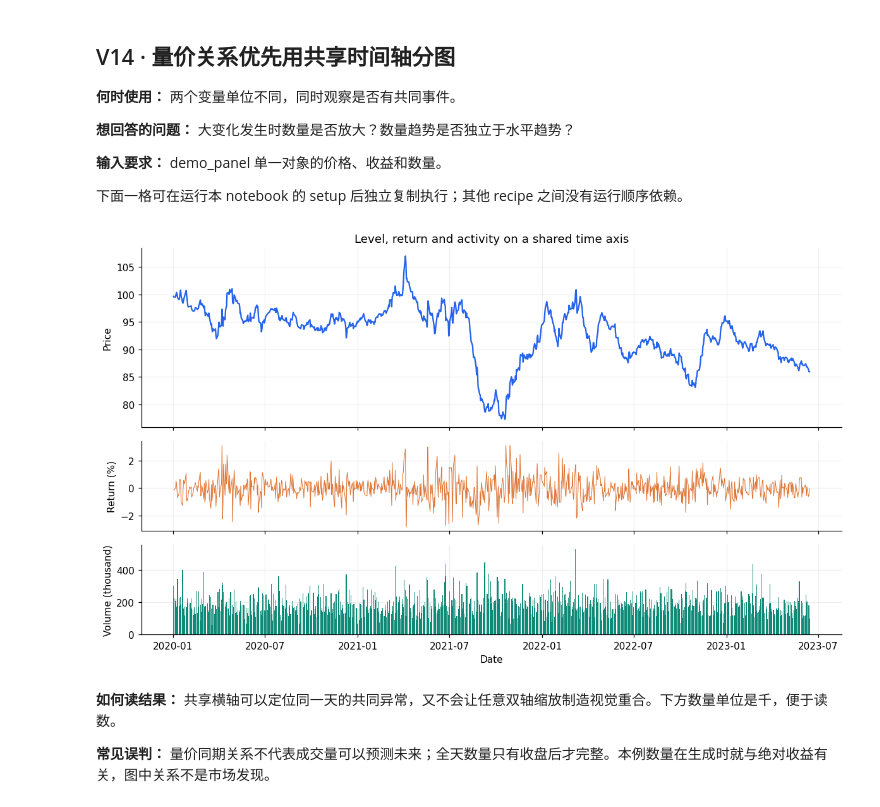
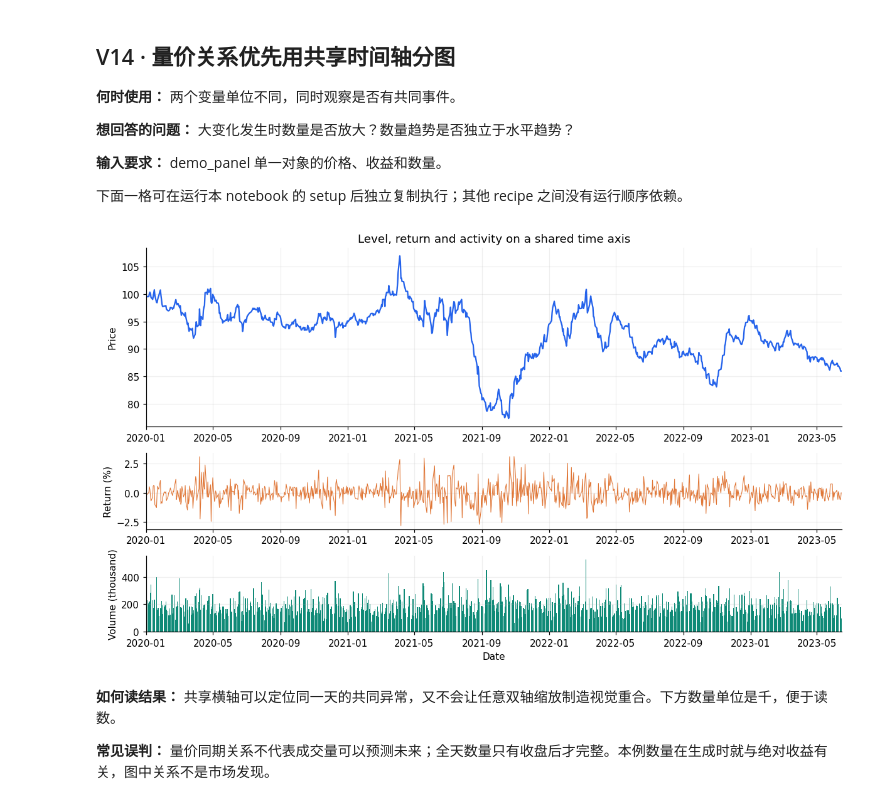
Before and after one commit to EnkiDoctor/timeseries-research-notebooks, a Jupyter notebook: notebooks/02_time_series_processing_visualization.ipynb, the cells around one changed output. Cells and saved outputs as stored; diff of their text form; code cells hidden in the pictures.

```diff
--- a/notebooks/02_time_series_processing_visualization.ipynb
+++ b/notebooks/02_time_series_processing_visualization.ipynb
@@ -1258,17 +1321,29 @@ display(counts.rename_axis("valid_daily_return_count"))
 下面一格可在运行本 notebook 的 setup 后独立复制执行；其他 recipe 之间没有运行顺序依赖。
 # %%
 v14 = demo_panel.loc[demo_panel["asset"].eq("Alpha")].set_index("date")
-fig, axes = plt.subplots(3, 1, figsize=(11, 6.5), sharex=True, gridspec_kw={"height_ratios": [2, 1, 1]})
-axes[0].plot(v14.index, v14["price"], color=COLORS[0])
-axes[0].set(title="Level, return and activity on a shared time axis", ylabel="Price")
-axes[1].plot(v14.index, v14["ret"] * 100, color=COLORS[1], linewidth=0.7)
-axes[1].set(ylabel="Return (%)")
-axes[2].bar(v14.index, v14["volume"] / 1000, color=COLORS[2], width=1.5)
-axes[2].set(ylabel="Volume (thousand)", xlabel="Date")
-fig.tight_layout()
+# 两端留出柱子宽度，三个子图仍使用相同时间范围。
+time_limits = (v14.index.min() - pd.Timedelta(days=1),
+               v14.index.max() + pd.Timedelta(days=1))
+plt.figure(figsize=(11, 6.5))
+# 4 行网格中，上图占 2 行，其余各占 1 行。
+plt.subplot2grid((4, 1), (0, 0), rowspan=2)
+plt.plot(v14.index, v14["price"], color=COLORS[0])
+plt.title("Level, return and activity on a shared time axis")
+plt.ylabel("Price")
+plt.xlim(*time_limits)
+plt.subplot2grid((4, 1), (2, 0))
+plt.plot(v14.index, v14["ret"] * 100, color=COLORS[1], linewidth=0.7)
+plt.ylabel("Return (%)")
+plt.xlim(*time_limits)
+plt.subplot2grid((4, 1), (3, 0))
+plt.bar(v14.index, v14["volume"] / 1000, color=COLORS[2], width=1.5)
+plt.ylabel("Volume (thousand)")
+plt.xlabel("Date")
+plt.xlim(*time_limits)
+plt.tight_layout()
 plt.show()
 # %% [output]
-[figure, old version]
+[figure, new version]
 # %% [markdown]
 **如何读结果：** 共享横轴可以定位同一天的共同异常，又不会让任意双轴缩放制造视觉重合。下方数量单位是千，便于读数。
 
```
Also changed, not shown: parts of 18 cells of this notebook, 15 other files.
